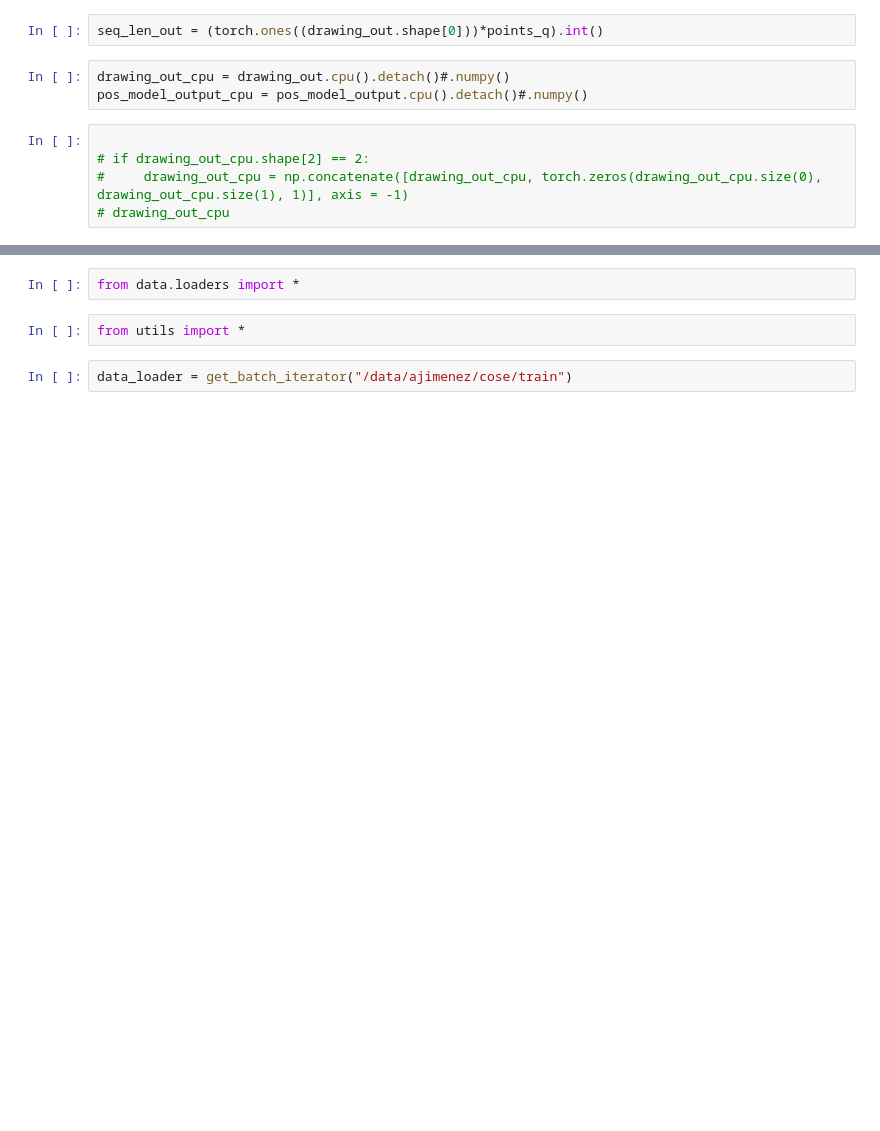
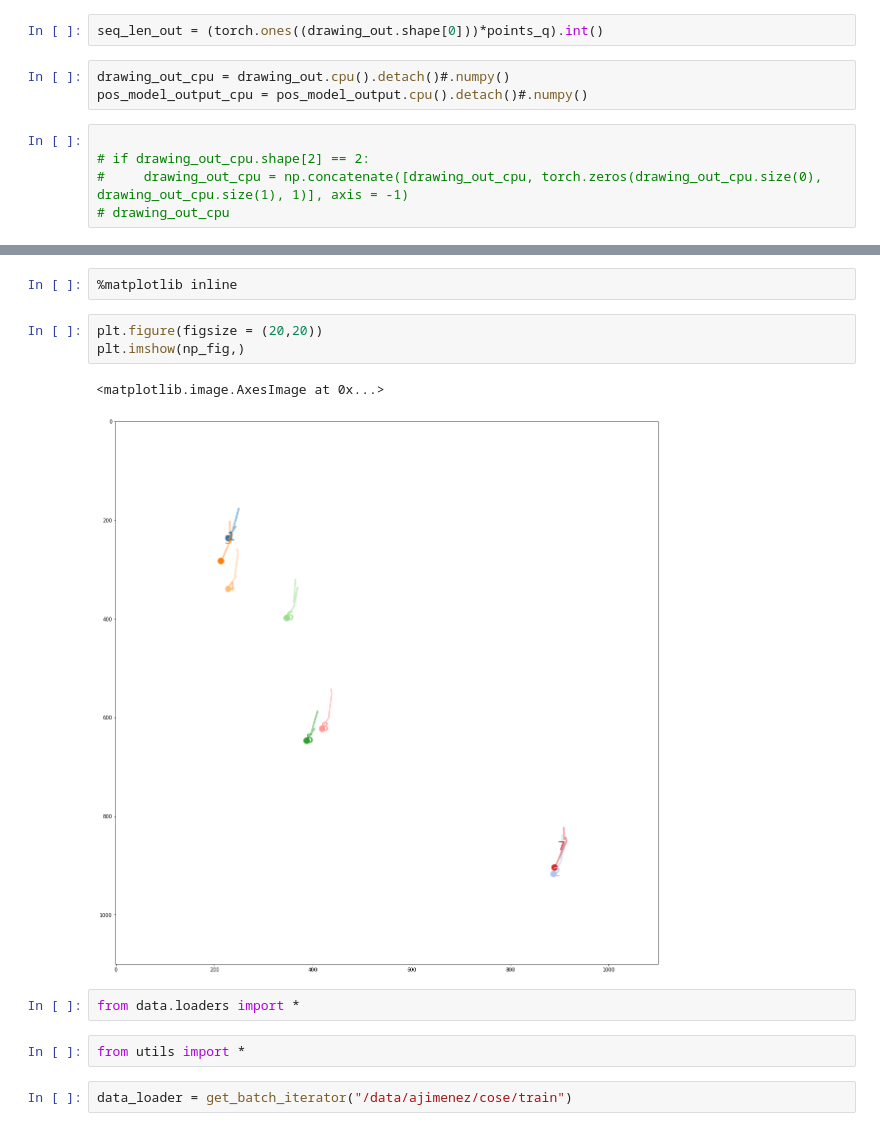
Before and after one commit to IAmigos/CoSE-pytorch, a Jupyter notebook: prueba_eval_and_drawing.ipynb, the cells around one changed output, grey strips where cells are left out. Cells and saved outputs as stored; diff of their text form; blank space fills up the shorter version.

```diff
--- a/prueba_eval_and_drawing.ipynb
+++ b/prueba_eval_and_drawing.ipynb
@@ -146,3 +148,11 @@ TypeError: Cannot interpret '6' as a data type
+# %%
+%matplotlib inline
+# %%
+plt.figure(figsize = (20,20))
+plt.imshow(np_fig,)
+# %% [output]
+<matplotlib.image.AxesImage at 0x...>
+[figure, added]
 # %%
 from data.loaders import *
 # %%
```
Also changed, not shown: parts of 4 cells of this notebook, 3 other files.
